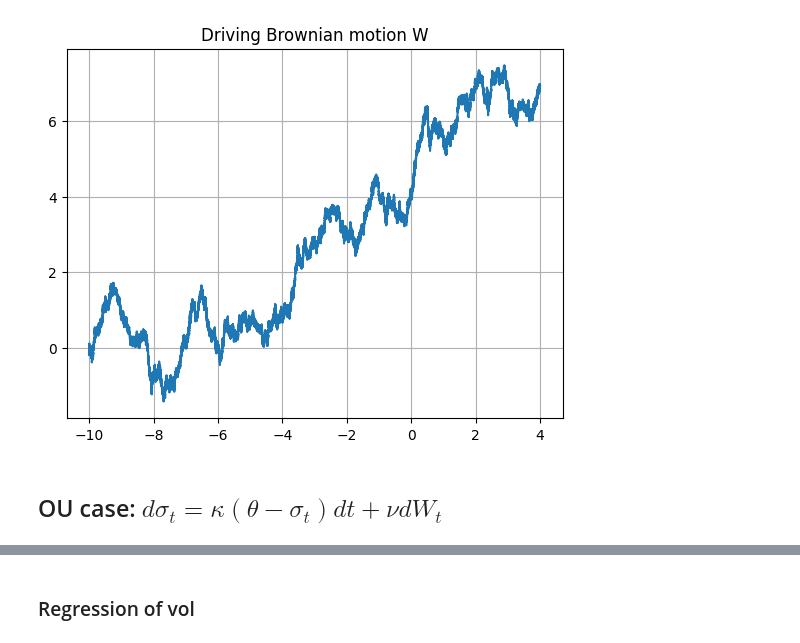
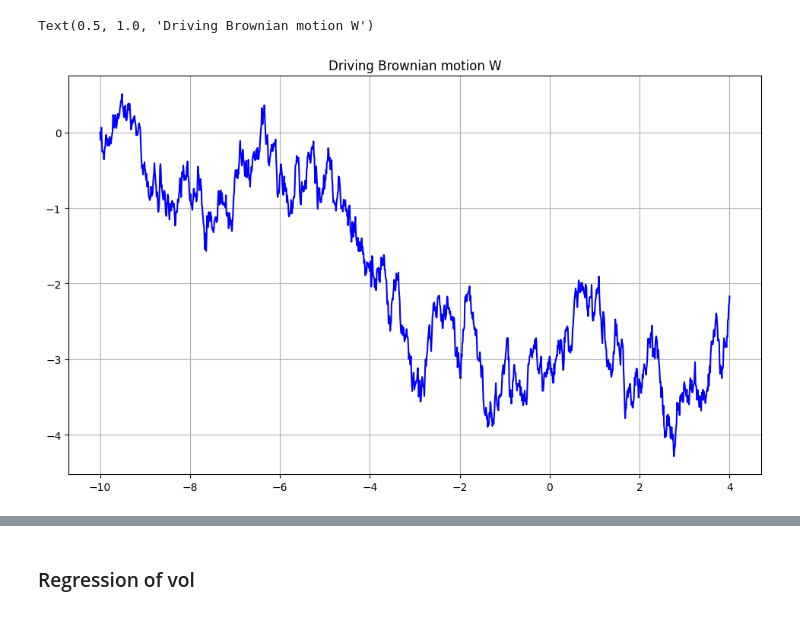
Before and after one commit to MrG1raffe/signature, a Jupyter notebook: notebooks/SignaturePDV.ipynb, the cells around one changed output, grey strips where cells are left out. Drawn from its saved outputs; the diff is of its cells as text; code cells hidden in the pictures.

```diff
--- a/notebooks/SignaturePDV.ipynb
+++ b/notebooks/SignaturePDV.ipynb
@@ -8,8 +8,16 @@ if ".." not in sys.path:
 import numpy as np
 import matplotlib.pyplot as plt
 import json
+from scipy.optimize import minimize
+
 from signatures.tensor_algebra import TensorAlgebra
 from signatures.tensor_sequence import TensorSequence
 from signatures.stationary_signature import stationary_signature_from_path
 from signatures.expected_signature import expected_signature, expected_stationary_signature
-from scipy.optimize import minimize
+
+from simulation.diffusion import Diffusion
+
+plt.rcParams["figure.figsize"]        = ((1 + np.sqrt(5)) / 2 * 6, 6)
+plt.rcParams["figure.autolayout"]     = True
+plt.rcParams["patch.force_edgecolor"] = False
+plt.rcParams["axes.grid"]             = True
@@ -24,18 +35,19 @@ Wall time: 2min 32s
 # %%
-points_per_day = 3000 # 4 sec sampling frequency
+points_per_day = 1 # 4 sec sampling frequency
 T = 4
 
-t_grid = np.linspace(-10, T, points_per_day * T * 365 * 24 + 1)
+t_grid = np.linspace(-10, T, points_per_day * T * 365 + 1)
+rng = np.random.default_rng(seed=42)
+size = 10
 
-rng = np.random.default_rng(seed=42)
-W = np.concatenate([[0], np.cumsum(rng.normal(size=len(t_grid) - 1) * np.sqrt(np.diff(t_grid)))])
+diffusion = Diffusion(t_grid=t_grid - t_grid[0], size=size, rng=rng)
+W_arr = diffusion.brownian_motion()
+W = W_arr[0, 0, :]
 
 fig, ax = plt.subplots()
 
-ax.plot(t_grid, W)
+ax.plot(t_grid, W, "b")
 ax.set_title("Driving Brownian motion W")
-ax.grid()
 # %% [output]
+Text(0.5, 1.0, 'Driving Brownian motion W')
-[figure, old version]
+[figure, new version]
-# %% [markdown]
-## OU case: $d\sigma_t = \kappa (\theta - \sigma_t) dt + \nu dW_t$
```
Also changed, not shown: parts of 15 cells of this notebook, 3 other files.
